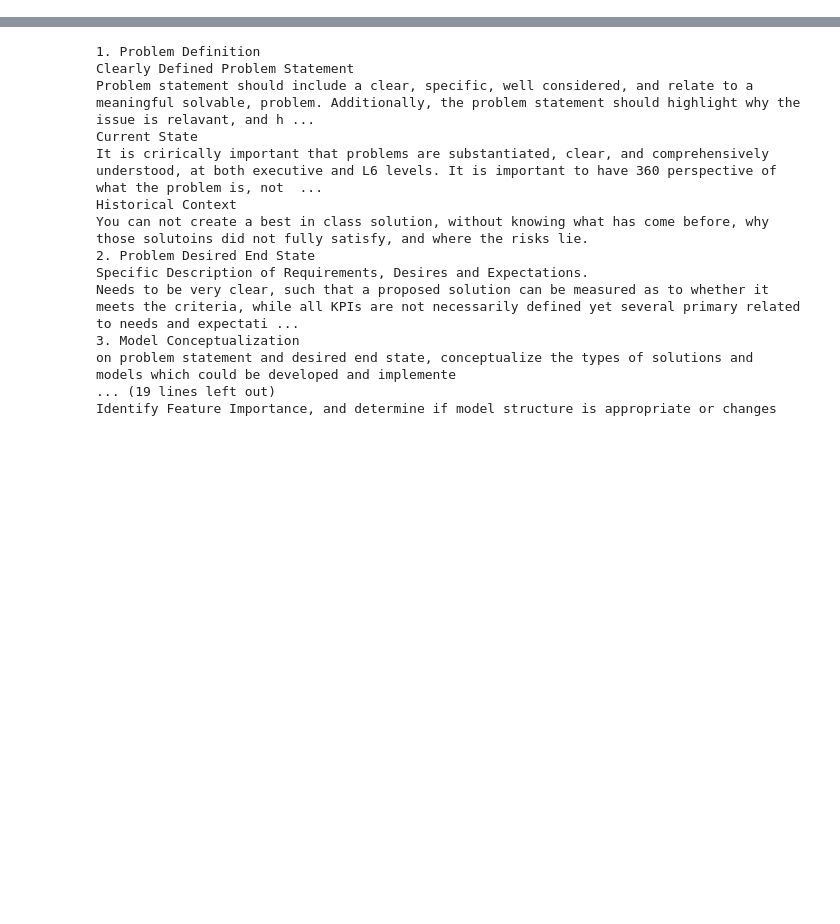
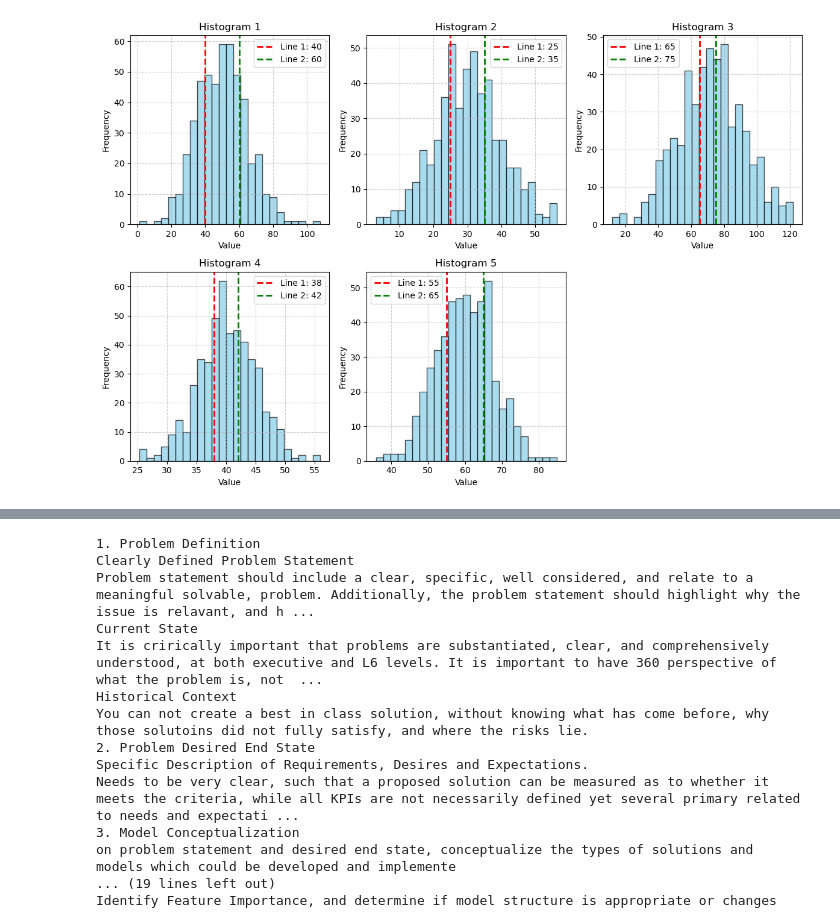
Before and after one commit to derek-dewald/Python_Tools, a Jupyter notebook: Streamlit/DataDictionary/Test.ipynb, the cells around one changed output, grey strips where cells are left out. Cells and saved outputs as stored; diff of their text form; code cells hidden in the pictures; blank space fills up the shorter version.

```diff
--- a/Streamlit/DataDictionary/Test.ipynb
+++ b/Streamlit/DataDictionary/Test.ipynb
@@ -1,3 +24,71 @@
+# %%
+import numpy as np
+import matplotlib.pyplot as plt
+
+def plot_multiple_histograms(data_list, bins=20, line_positions=None, nrows=1):
+    """
+    Plots multiple histograms in a single figure with n rows and 3 columns.
+
+    Parameters:
+    - data_list: list of arrays/lists, each representing a dataset to plot.
+    - bins: int, number of bins for each histogram (default: 20).
+    - line_positions: list of tuples (line1, line2) for each dataset.
+                      If None, no lines are drawn.
+    - nrows: int, number of rows in the figure (default: 1).
+
+    Each row contains 3 histograms. If the number of datasets exceeds rows*3, extra plots will be empty.
+    """
+    num_plots = len(data_list)
+    ncols = 3  # Fixed number of columns
+    total_subplots = nrows * ncols
+
+    fig, axes = plt.subplots(nrows, ncols, figsize=(12, 4 * nrows))
+    axes = axes.flatten()  # Flatten the 2D array for easy iteration
+
+    for i in range(total_subplots):
+        if i < num_plots:
+            data = data_list[i]
+            ax = axes[i]
+
+            # Plot histogram
+            ax.hist(data, bins=bins, color='skyblue', alpha=0.7, edgecolor='black')
+
+            # Plot vertical lines if provided
+            if line_positions and i < len(line_positions):
+                line1, line2 = line_positions[i]
+                if line1 is not None:
+                    ax.axvline(x=line1, color='red', linestyle='dashed', linewidth=2, label=f'Line 1: {line1}')
+                if line2 is not None:
+                    ax.axvline(x=line2, color='green', linestyle='dashed', linewidth=2, label=f'Line 2: {line2}')
+
+            # Labels and title
+            ax.set_title(f'Histogram {i+1}')
+            ax.set_xlabel('Value')
+            ax.set_ylabel('Frequency')
+            ax.legend()
+            ax.grid(True, linestyle="--", alpha=0.6)
+        else:
+            # Hide unused subplots
+            axes[i].axis('off')
+
+    plt.tight_layout()
+    plt.show()
+
+# Example Usage:
+np.random.seed(42)  # For reproducibility
+data1 = np.random.normal(50, 15, 500)
+data2 = np.random.normal(30, 10, 500)
+data3 = np.random.normal(70, 20, 500)
+data4 = np.random.normal(40, 5, 500)
+data5 = np.random.normal(60, 8, 500)
+
+datasets = [data1, data2, data3, data4, data5]
+lines = [(40, 60), (25, 35), (65, 75), (38, 42), (55, 65)]
+
+# Call function with 2 rows (fits up to 6 plots)
+plot_multiple_histograms(datasets, bins=25, line_positions=lines, nrows=2)
+# %% [output]
+[figure, added]
 # %%
 import sys
 import os
```
Also changed, not shown: parts of 5 cells of this notebook, 15 other files.
